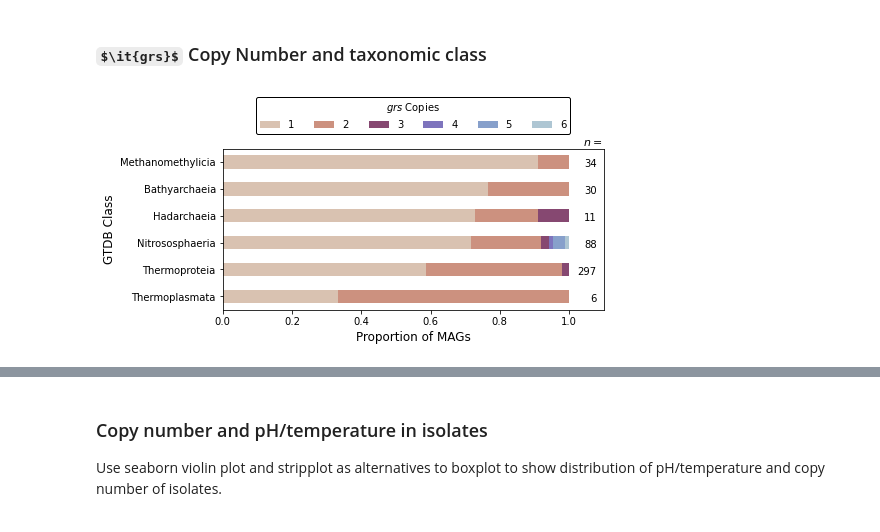
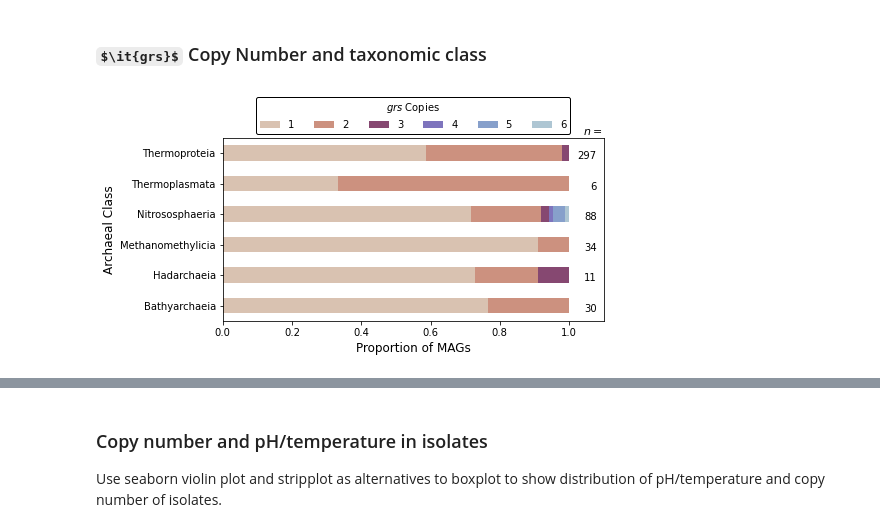
Before and after one commit to lnblum/grs_hotsprings_pub, a Jupyter notebook: figure_creation.ipynb, the cells around one changed output, grey strips where cells are left out. Drawn from its saved outputs; the diff is of its cells as text; code cells hidden in the pictures; some formulas as TeX source.

Commit message:
update class and order copy num figs

```diff
--- a/figure_creation.ipynb
+++ b/figure_creation.ipynb
@@ -151,34 +151,35 @@ cat_df = pd.concat([df1, df2, df3, df4, df5, df6] , axis = 1)
 cat_df.columns = ['1','2','3','4','5','6']
 cat_df_p = cat_df.div(cat_df.sum(axis=1), axis=0)
 cat_df_p['total'] = cat_df.sum(axis=1)
-cat_df_p = cat_df_p.sort_values('1') #Sort values to order the data table
+#cat_df_p = cat_df_p.sort_values('1') #Sort values to order the data table
+cat_df_p = cat_df_p.sort_values('Class')
 cat_df_p.index = cat_df_p.index.str.replace('c__', '')
 #limited to more than 1 copy.
 my_cmap = plt.get_cmap("twilight_r")
 cat_df_p=cat_df_p[cat_df_p['1']<1]
 
 fig, ax = plt.subplots(figsize=(7.25,4))
 cat_df_p.iloc[:,:-1].plot(
     kind = 'barh',
     stacked = True,
     mark_right = True, ax = ax, color = my_cmap([50, 100, 200, 350, 400, 450]), alpha = 0.8)
 
 totals = cat_df_p['total']
 count = 0
 for total in totals:
     ax.text(1.08, -0.2+count*1,str(int(total)), ha='right')
     count = count+1
 ax.text(1.04, 5.6, "$\it{n=}$", fontsize = '11')
 
 ax.set_xlim(0,1.1)
 
-ax.legend(bbox_to_anchor=(0, 0., 1, 1.35),
+ax.legend(bbox_to_anchor=(0, 0., 1, 1.25),
               loc='upper center', fontsize='medium', title = '$\it{grs}$ Copies', ncol = 6, framealpha = 1, edgecolor = 'black')
 
 ax.set_xlabel('Proportion of MAGs', size = 'large')
-ax.set_ylabel('GTDB Class', size = 'large')
+ax.set_ylabel('Archaeal Class', size = 'large')
 
 plt.tight_layout()
 fig.savefig(os.path.join(outputs,'class_copy_number_lim.png'), dpi= 300)
 # %% [output]
-[figure, old version]
+[figure, new version]
```
Also changed, not shown: parts of 1 cell of this notebook, 2 other files.
